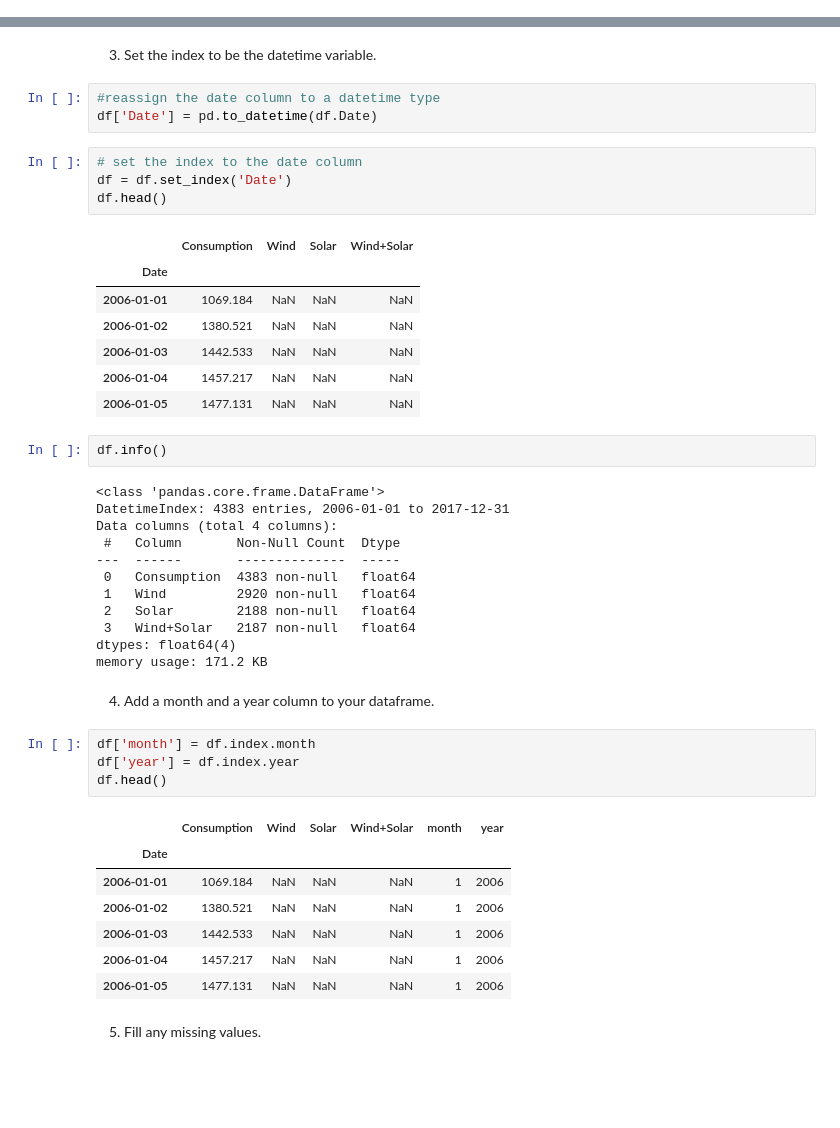
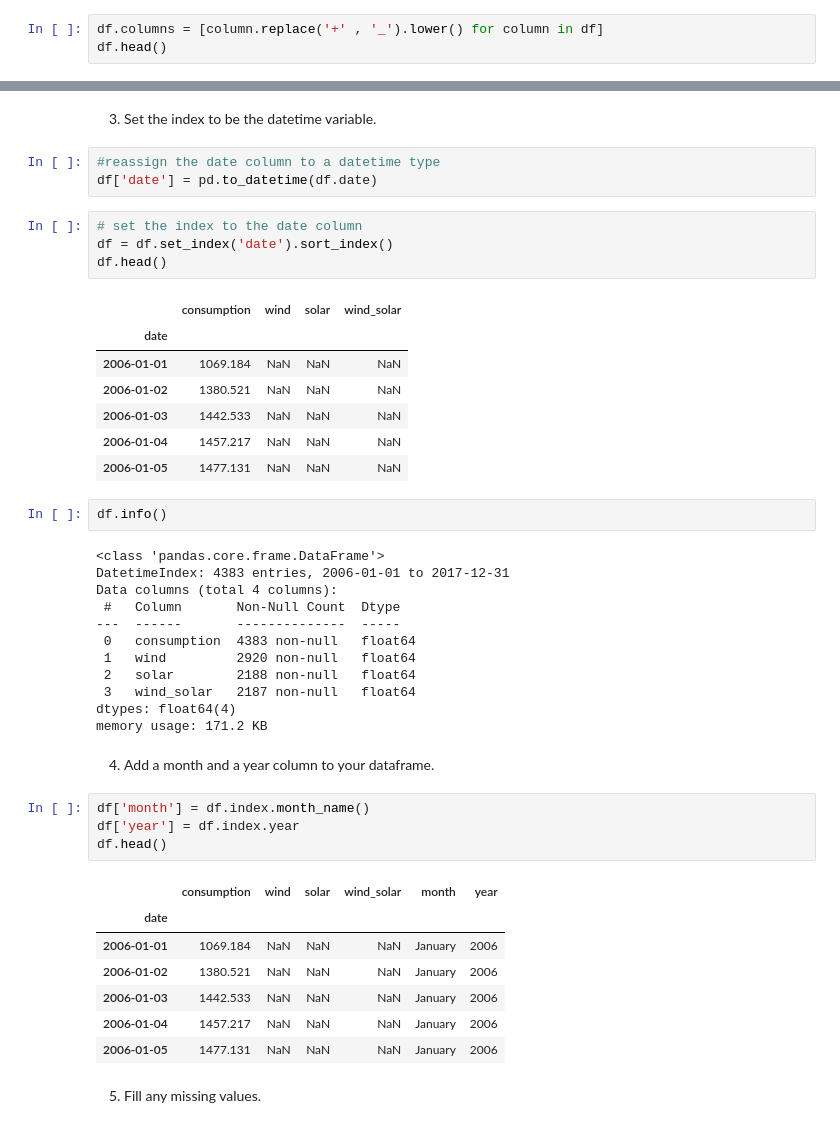
Before and after one commit to rachelrobbinsmayhill/time-series-exercises, a Jupyter notebook: data_preparation.ipynb, the cells around one changed output, grey strips where cells are left out. Drawn from its saved outputs; the diff is of its cells as text; blank space fills up the shorter version.

```diff
--- a/data_preparation.ipynb
+++ b/data_preparation.ipynb
@@ -130,3 +143,6 @@ df.head()
 | 2 | 2006-01-03 | 1442.533 | NaN | NaN | NaN |
 | 3 | 2006-01-04 | 1457.217 | NaN | NaN | NaN |
 | 4 | 2006-01-05 | 1477.131 | NaN | NaN | NaN |
+# %%
+df.columns = [column.replace('+' , '_').lower() for column in df]
+df.head()
@@ -152,14 +175,14 @@ Column: Wind+Solar
 3. Set the index to be the datetime variable.
 # %%
 #reassign the date column to a datetime type
-df['Date'] = pd.to_datetime(df.Date)
+df['date'] = pd.to_datetime(df.date)
 # %%
 # set the index to the date column
-df = df.set_index('Date')
+df = df.set_index('date').sort_index()
 df.head()
 # %% [output]
-|  | Consumption | Wind | Solar | Wind+Solar |
-| Date |  |  |  |  |
+|  | consumption | wind | solar | wind_solar |
+| date |  |  |  |  |
 | 2006-01-01 | 1069.184 | NaN | NaN | NaN |
 | 2006-01-02 | 1380.521 | NaN | NaN | NaN |
 | 2006-01-03 | 1442.533 | NaN | NaN | NaN |
@@ -173,26 +196,26 @@ DatetimeIndex: 4383 entries, 2006-01-01 to 2017-12-31
 Data columns (total 4 columns):
  #   Column       Non-Null Count  Dtype
 ---  ------       --------------  -----
- 0   Consumption  4383 non-null   float64
- 1   Wind         2920 non-null   float64
- 2   Solar        2188 non-null   float64
- 3   Wind+Solar   2187 non-null   float64
+ 0   consumption  4383 non-null   float64
+ 1   wind         2920 non-null   float64
+ 2   solar        2188 non-null   float64
+ 3   wind_solar   2187 non-null   float64
 dtypes: float64(4)
 memory usage: 171.2 KB
 # %% [markdown]
 4. Add a month and a year column to your dataframe.
 # %%
-df['month'] = df.index.month
+df['month'] = df.index.month_name()
 df['year'] = df.index.year
 df.head()
 # %% [output]
-|  | Consumption | Wind | Solar | Wind+Solar | month | year |
-| Date |  |  |  |  |  |  |
-| 2006-01-01 | 1069.184 | NaN | NaN | NaN | 1 | 2006 |
-| 2006-01-02 | 1380.521 | NaN | NaN | NaN | 1 | 2006 |
-| 2006-01-03 | 1442.533 | NaN | NaN | NaN | 1 | 2006 |
-| 2006-01-04 | 1457.217 | NaN | NaN | NaN | 1 | 2006 |
-| 2006-01-05 | 1477.131 | NaN | NaN | NaN | 1 | 2006 |
+|  | consumption | wind | solar | wind_solar | month | year |
+| date |  |  |  |  |  |  |
+| 2006-01-01 | 1069.184 | NaN | NaN | NaN | January | 2006 |
+| 2006-01-02 | 1380.521 | NaN | NaN | NaN | January | 2006 |
+| 2006-01-03 | 1442.533 | NaN | NaN | NaN | January | 2006 |
+| 2006-01-04 | 1457.217 | NaN | NaN | NaN | January | 2006 |
+| 2006-01-05 | 1477.131 | NaN | NaN | NaN | January | 2006 |
 # %% [markdown]
 5. Fill any missing values.
 # %%
```
Also changed, not shown: parts of 13 cells of this notebook.
